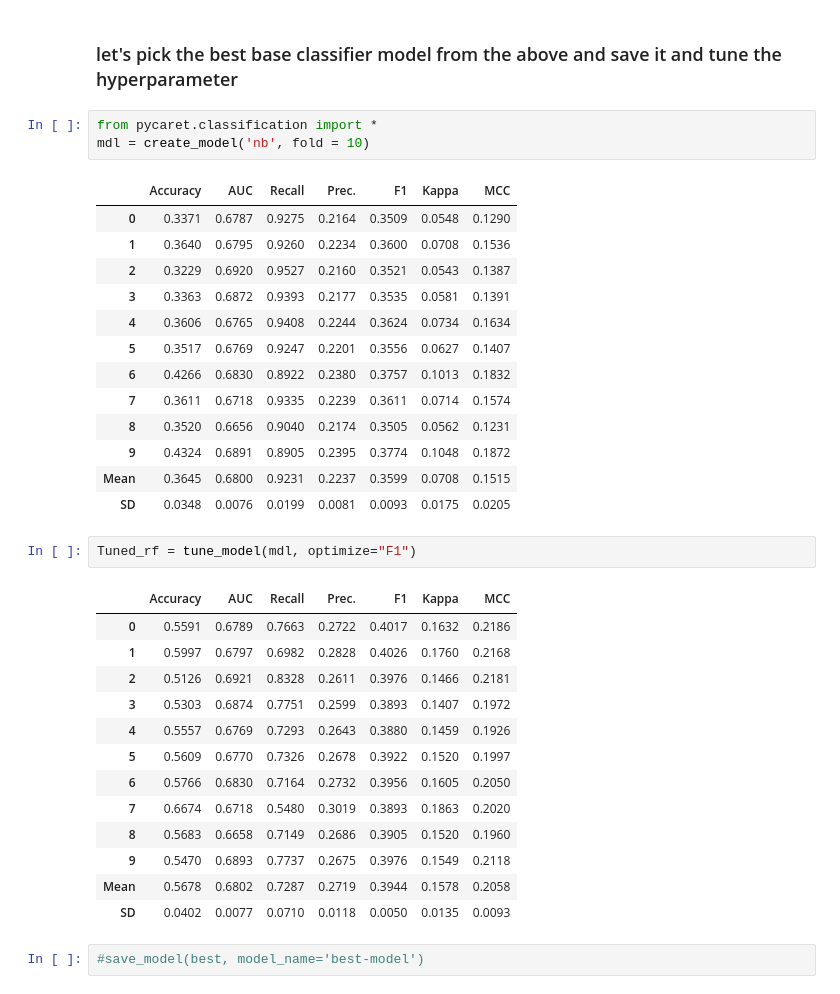
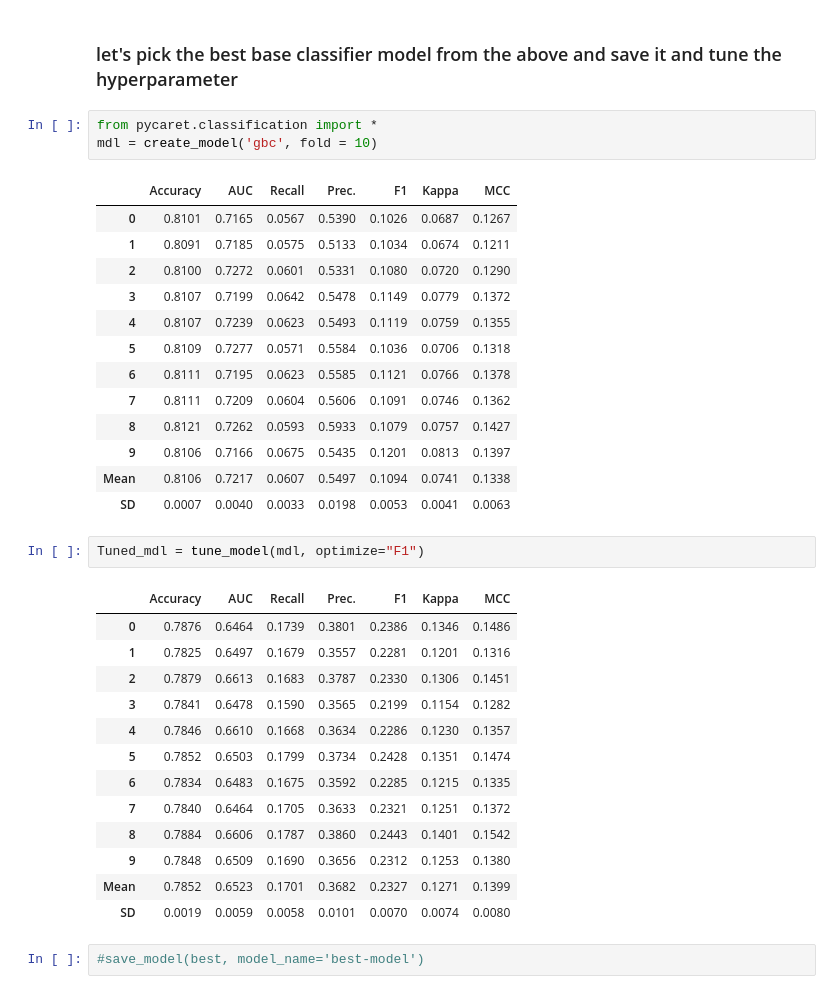
Before and after one commit to zonghaozhou/LendingClub-1, a Jupyter notebook: Modeling.ipynb, the cells around one changed output. Cells and saved outputs as stored; diff of their text form.

```diff
--- a/Modeling.ipynb
+++ b/Modeling.ipynb
@@ -78,37 +78,37 @@ GradientBoostingClassifier(ccp_alpha=0.0, criterion='friedman_mse', init=None,
 ### let's pick the best base classifier model from the above and save it and tune the hyperparameter
 # %%
 from pycaret.classification import *
-mdl = create_model('nb', fold = 10)
+mdl = create_model('gbc', fold = 10)
 # %% [output]
 |  | Accuracy | AUC | Recall | Prec. | F1 | Kappa | MCC |
-| 0 | 0.3371 | 0.6787 | 0.9275 | 0.2164 | 0.3509 | 0.0548 | 0.1290 |
-| 1 | 0.3640 | 0.6795 | 0.9260 | 0.2234 | 0.3600 | 0.0708 | 0.1536 |
-| 2 | 0.3229 | 0.6920 | 0.9527 | 0.2160 | 0.3521 | 0.0543 | 0.1387 |
-| 3 | 0.3363 | 0.6872 | 0.9393 | 0.2177 | 0.3535 | 0.0581 | 0.1391 |
-| 4 | 0.3606 | 0.6765 | 0.9408 | 0.2244 | 0.3624 | 0.0734 | 0.1634 |
-| 5 | 0.3517 | 0.6769 | 0.9247 | 0.2201 | 0.3556 | 0.0627 | 0.1407 |
-| 6 | 0.4266 | 0.6830 | 0.8922 | 0.2380 | 0.3757 | 0.1013 | 0.1832 |
-| 7 | 0.3611 | 0.6718 | 0.9335 | 0.2239 | 0.3611 | 0.0714 | 0.1574 |
-| 8 | 0.3520 | 0.6656 | 0.9040 | 0.2174 | 0.3505 | 0.0562 | 0.1231 |
-| 9 | 0.4324 | 0.6891 | 0.8905 | 0.2395 | 0.3774 | 0.1048 | 0.1872 |
-| Mean | 0.3645 | 0.6800 | 0.9231 | 0.2237 | 0.3599 | 0.0708 | 0.1515 |
-| SD | 0.0348 | 0.0076 | 0.0199 | 0.0081 | 0.0093 | 0.0175 | 0.0205 |
+| 0 | 0.8101 | 0.7165 | 0.0567 | 0.5390 | 0.1026 | 0.0687 | 0.1267 |
+| 1 | 0.8091 | 0.7185 | 0.0575 | 0.5133 | 0.1034 | 0.0674 | 0.1211 |
+| 2 | 0.8100 | 0.7272 | 0.0601 | 0.5331 | 0.1080 | 0.0720 | 0.1290 |
+| 3 | 0.8107 | 0.7199 | 0.0642 | 0.5478 | 0.1149 | 0.0779 | 0.1372 |
+| 4 | 0.8107 | 0.7239 | 0.0623 | 0.5493 | 0.1119 | 0.0759 | 0.1355 |
+| 5 | 0.8109 | 0.7277 | 0.0571 | 0.5584 | 0.1036 | 0.0706 | 0.1318 |
+| 6 | 0.8111 | 0.7195 | 0.0623 | 0.5585 | 0.1121 | 0.0766 | 0.1378 |
+| 7 | 0.8111 | 0.7209 | 0.0604 | 0.5606 | 0.1091 | 0.0746 | 0.1362 |
+| 8 | 0.8121 | 0.7262 | 0.0593 | 0.5933 | 0.1079 | 0.0757 | 0.1427 |
+| 9 | 0.8106 | 0.7166 | 0.0675 | 0.5435 | 0.1201 | 0.0813 | 0.1397 |
+| Mean | 0.8106 | 0.7217 | 0.0607 | 0.5497 | 0.1094 | 0.0741 | 0.1338 |
+| SD | 0.0007 | 0.0040 | 0.0033 | 0.0198 | 0.0053 | 0.0041 | 0.0063 |
 # %%
-Tuned_rf = tune_model(mdl, optimize="F1")
+Tuned_mdl = tune_model(mdl, optimize="F1")
 # %% [output]
 |  | Accuracy | AUC | Recall | Prec. | F1 | Kappa | MCC |
-| 0 | 0.5591 | 0.6789 | 0.7663 | 0.2722 | 0.4017 | 0.1632 | 0.2186 |
-| 1 | 0.5997 | 0.6797 | 0.6982 | 0.2828 | 0.4026 | 0.1760 | 0.2168 |
-| 2 | 0.5126 | 0.6921 | 0.8328 | 0.2611 | 0.3976 | 0.1466 | 0.2181 |
-| 3 | 0.5303 | 0.6874 | 0.7751 | 0.2599 | 0.3893 | 0.1407 | 0.1972 |
-| 4 | 0.5557 | 0.6769 | 0.7293 | 0.2643 | 0.3880 | 0.1459 | 0.1926 |
-| 5 | 0.5609 | 0.6770 | 0.7326 | 0.2678 | 0.3922 | 0.1520 | 0.1997 |
-| 6 | 0.5766 | 0.6830 | 0.7164 | 0.2732 | 0.3956 | 0.1605 | 0.2050 |
-| 7 | 0.6674 | 0.6718 | 0.5480 | 0.3019 | 0.3893 | 0.1863 | 0.2020 |
-| 8 | 0.5683 | 0.6658 | 0.7149 | 0.2686 | 0.3905 | 0.1520 | 0.1960 |
-| 9 | 0.5470 | 0.6893 | 0.7737 | 0.2675 | 0.3976 | 0.1549 | 0.2118 |
-| Mean | 0.5678 | 0.6802 | 0.7287 | 0.2719 | 0.3944 | 0.1578 | 0.2058 |
-| SD | 0.0402 | 0.0077 | 0.0710 | 0.0118 | 0.0050 | 0.0135 | 0.0093 |
+| 0 | 0.7876 | 0.6464 | 0.1739 | 0.3801 | 0.2386 | 0.1346 | 0.1486 |
+| 1 | 0.7825 | 0.6497 | 0.1679 | 0.3557 | 0.2281 | 0.1201 | 0.1316 |
+| 2 | 0.7879 | 0.6613 | 0.1683 | 0.3787 | 0.2330 | 0.1306 | 0.1451 |
+| 3 | 0.7841 | 0.6478 | 0.1590 | 0.3565 | 0.2199 | 0.1154 | 0.1282 |
+| 4 | 0.7846 | 0.6610 | 0.1668 | 0.3634 | 0.2286 | 0.1230 | 0.1357 |
+| 5 | 0.7852 | 0.6503 | 0.1799 | 0.3734 | 0.2428 | 0.1351 | 0.1474 |
+| 6 | 0.7834 | 0.6483 | 0.1675 | 0.3592 | 0.2285 | 0.1215 | 0.1335 |
+| 7 | 0.7840 | 0.6464 | 0.1705 | 0.3633 | 0.2321 | 0.1251 | 0.1372 |
+| 8 | 0.7884 | 0.6606 | 0.1787 | 0.3860 | 0.2443 | 0.1401 | 0.1542 |
+| 9 | 0.7848 | 0.6509 | 0.1690 | 0.3656 | 0.2312 | 0.1253 | 0.1380 |
+| Mean | 0.7852 | 0.6523 | 0.1701 | 0.3682 | 0.2327 | 0.1271 | 0.1399 |
+| SD | 0.0019 | 0.0059 | 0.0058 | 0.0101 | 0.0070 | 0.0074 | 0.0080 |
 # %%
 #save_model(best, model_name='best-model')
 # %%
```
Also changed, not shown: parts of 18 cells of this notebook.
